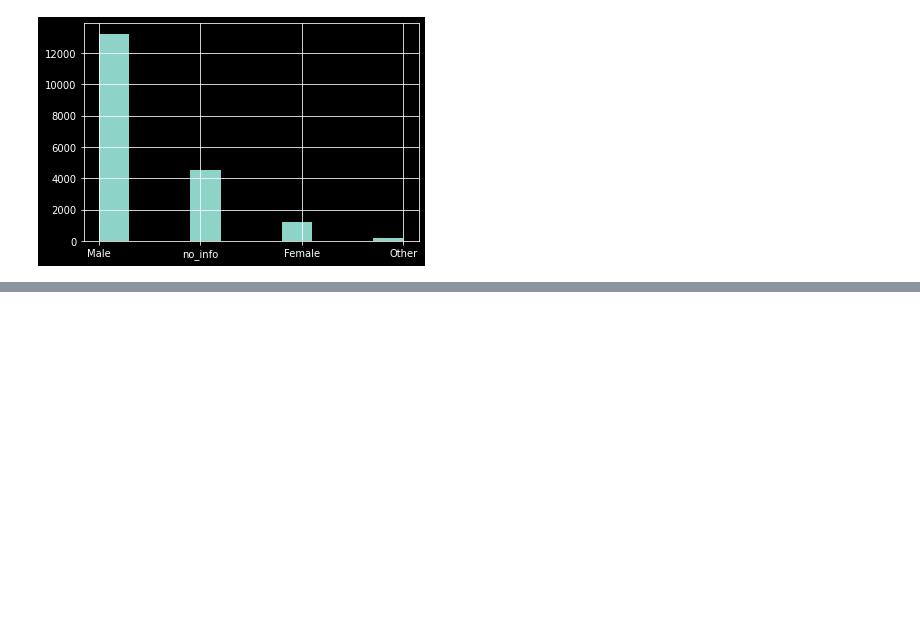
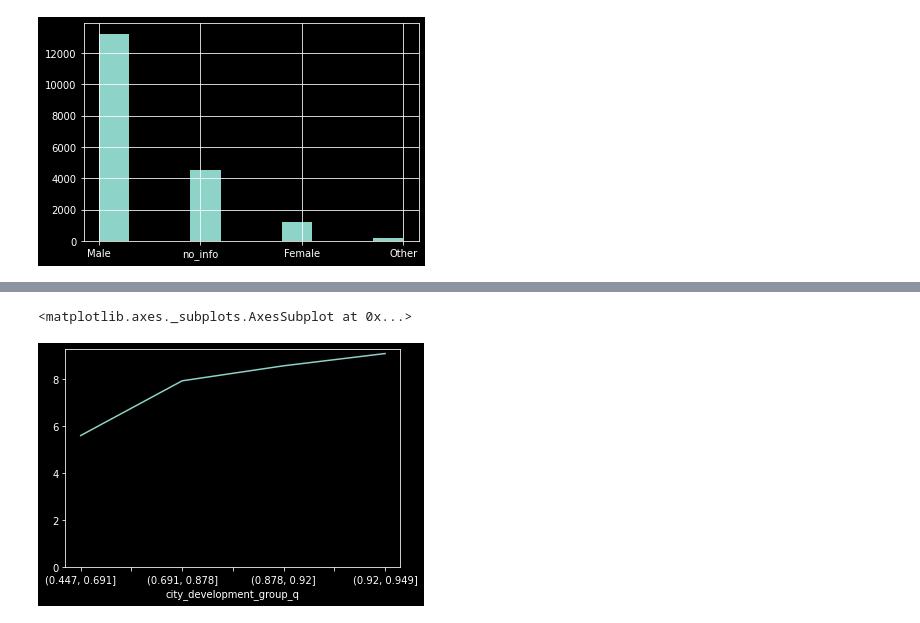
Before and after one commit to probabylity/learning, a Jupyter notebook: pandas_crash.ipynb, the cells around one changed output, grey strips where cells are left out. Drawn from its saved outputs; the diff is of its cells as text; code cells hidden in the pictures; blank space fills up the shorter version.

```diff
--- a/pandas_crash.ipynb
+++ b/pandas_crash.ipynb
@@ -669,0 +715,5 @@ df['gender'].hist()
+# %%
+df[df['experience_int'] < 999].groupby('city_development_group_q')['experience_int'].mean().plot(ylim=0)
+# %% [output]
+<matplotlib.axes._subplots.AxesSubplot at 0x...>
+[figure, added]
```
Also changed, not shown: parts of 27 cells of this notebook.
